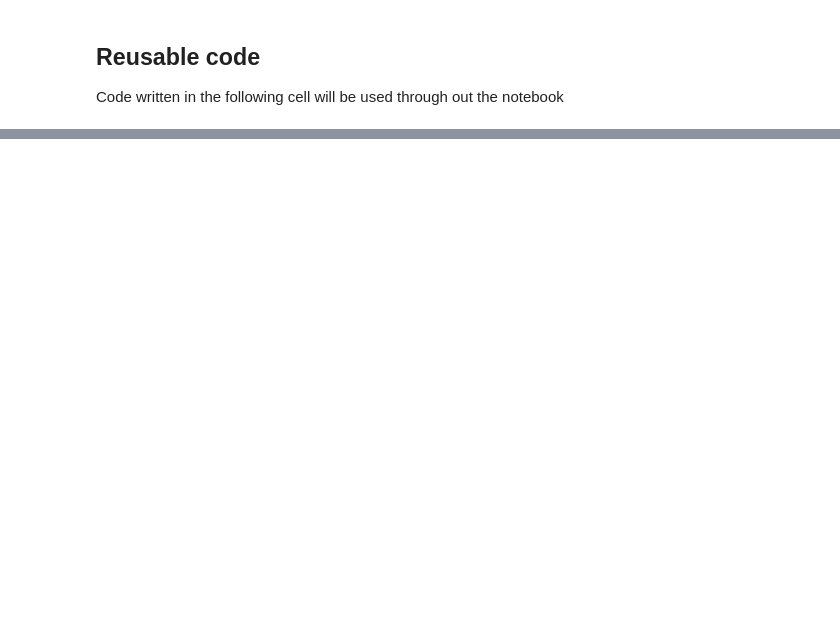
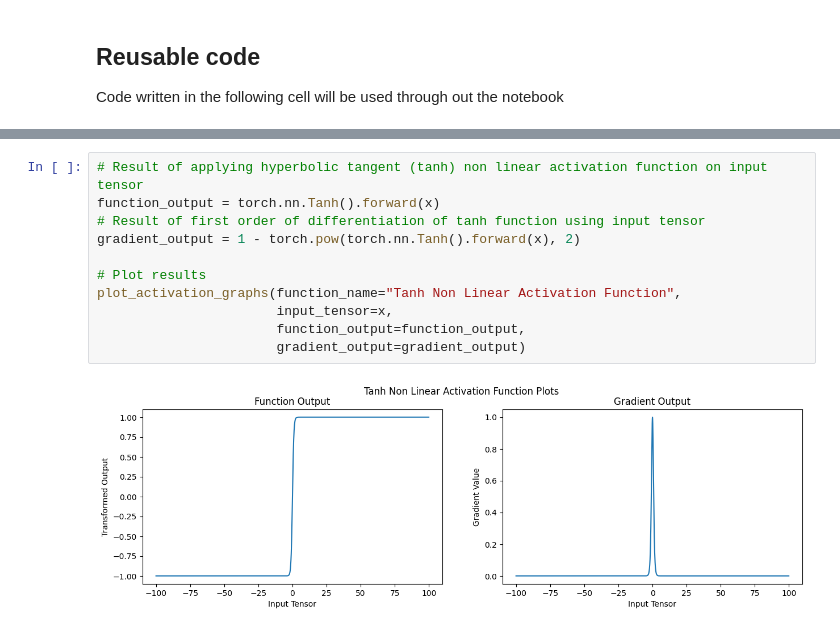
Before and after one commit to Vaibhavsareen1/pytorch-fundamentals, a Jupyter notebook: notebooks/activation_functions.ipynb, the cells around one changed output, grey strips where cells are left out. Drawn from its saved outputs; the diff is of its cells as text; blank space fills up the shorter version.

```diff
--- a/notebooks/activation_functions.ipynb
+++ b/notebooks/activation_functions.ipynb
@@ -131,0 +180,13 @@ plot_activation_graphs(function_name="Sigmoid Non Linear Activation Function",
+# %%
+# Result of applying hyperbolic tangent (tanh) non linear activation function on input tensor
+function_output = torch.nn.Tanh().forward(x)
+# Result of first order of differentiation of tanh function using input tensor
+gradient_output = 1 - torch.pow(torch.nn.Tanh().forward(x), 2)
+
+# Plot results
+plot_activation_graphs(function_name="Tanh Non Linear Activation Function",
+                       input_tensor=x,
+                       function_output=function_output,
+                       gradient_output=gradient_output)
+# %% [output]
+[figure, added]
```
Also changed, not shown: parts of 5 cells of this notebook, 3 other files.
